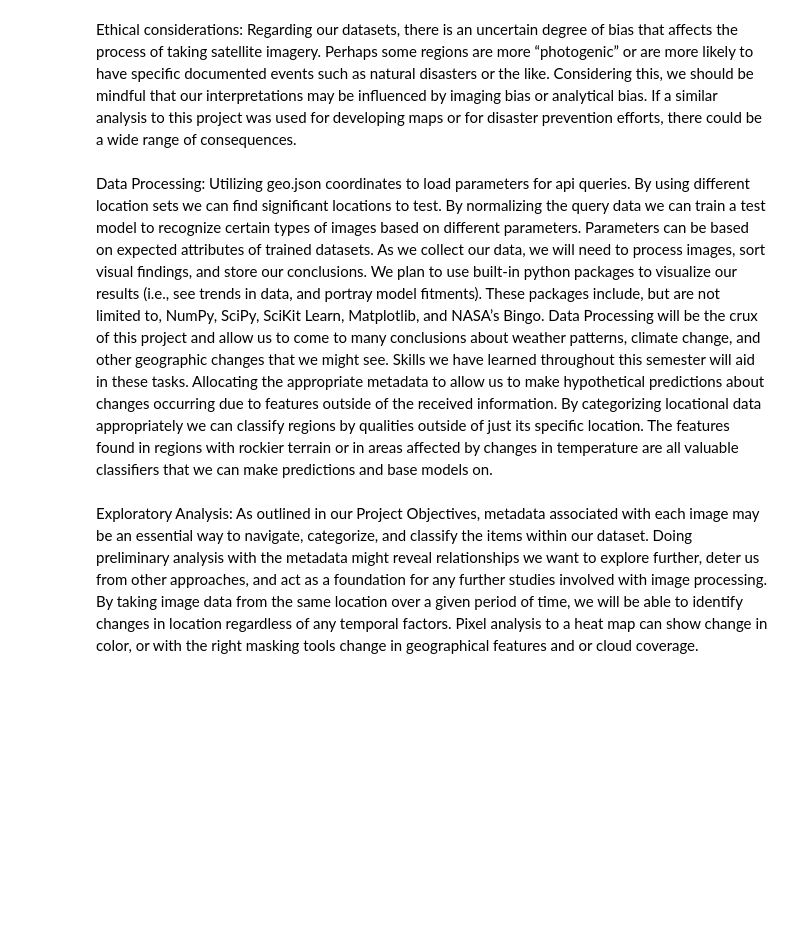
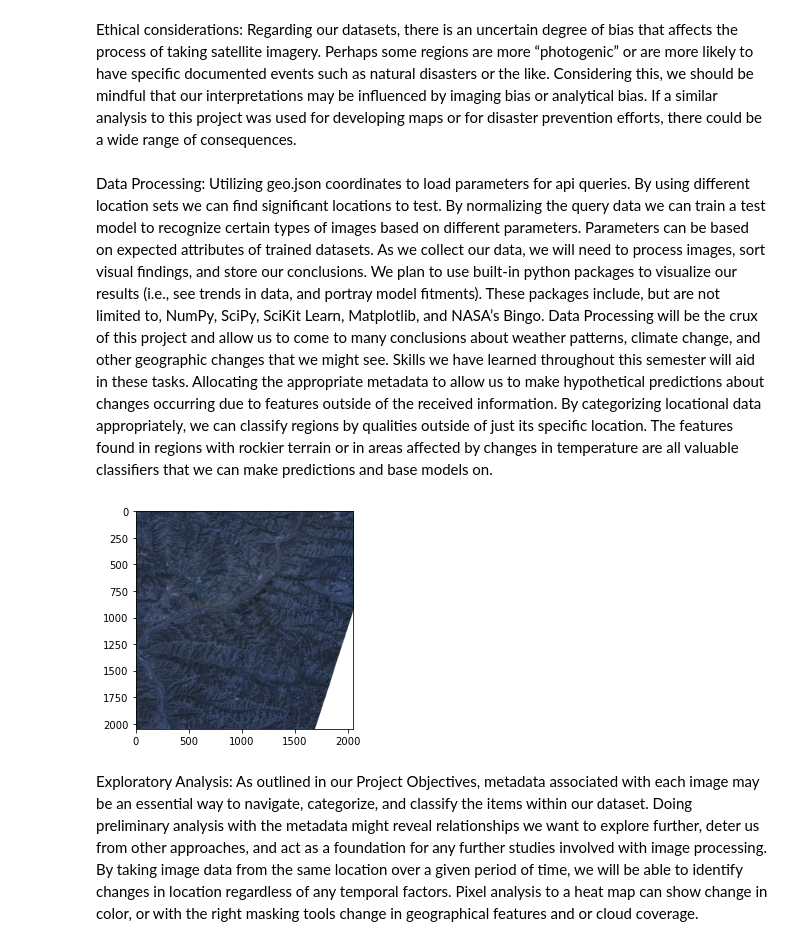
Before and after one commit to JSimonyan/SatteliteAnalysis, a Jupyter notebook: Project-info.ipynb, the cells around one changed output. Drawn from its saved outputs; the diff is of its cells as text; code cells hidden in the pictures; blank space fills up the shorter version.

```diff
--- a/Project-info.ipynb
+++ b/Project-info.ipynb
@@ -56,7 +59,20 @@ Ethical considerations:
 Data Processing:
     Utilizing geo.json coordinates to load parameters for api queries. By using different location sets we can find significant locations to test. By normalizing the query data we can train a test model to recognize certain types of images based on different parameters. Parameters can be based on expected attributes of trained datasets.
     As we collect our data, we will need to process images, sort visual findings, and store our conclusions. We plan to use built-in python packages to visualize our results (i.e., see trends in data, and portray model fitments). These packages include, but are not limited to, NumPy, SciPy, SciKit Learn, Matplotlib, and NASA’s Bingo. Data Processing will be the crux of this project and allow us to come to many conclusions about weather patterns, climate change, and other geographic changes that we might see. Skills we have learned throughout this semester will aid in these tasks.
-    Allocating the appropriate metadata to allow us to make hypothetical predictions about changes occurring due to features outside of the received information. By categorizing locational data appropriately we can classify regions by qualities outside of just its specific location. The features found in regions with rockier terrain or in areas affected by changes in temperature are all valuable classifiers that we can make predictions and base models on.
+    Allocating the appropriate metadata to allow us to make hypothetical predictions about changes occurring due to features outside of the received information. By categorizing locational data appropriately, we can classify regions by qualities outside of just its specific location. The features found in regions with rockier terrain or in areas affected by changes in temperature are all valuable classifiers that we can make predictions and base models on.
+# %%
+#example query from a previous date
+url = "https://api.nasa.gov/planetary/earth/imagery?lon=111.10&lat=39.01&dim=.25&date=2019-03-26&api_key=II3XUxmGYfFKmyapNeXjrH3Os3ILNhQScjW6bbMT"
+response = requests.get(url)
+
+#image returned for comparison
+i2 = Image.open(BytesIO(response.content))
+
+#plotted and by using our dimendions we can measure distances and scale accurately
+imgplot = plt.imshow(i2)
+plt.show()
+# %% [output]
+[figure, added]
 # %% [markdown]
 Exploratory Analysis:
     As outlined in our Project Objectives, metadata associated with each image may be an essential way to navigate, categorize, and classify the items within our dataset. Doing preliminary analysis with the metadata might reveal relationships we want to explore further, deter us from other approaches, and act as a foundation for any further studies involved with image processing.
```
Also changed, not shown: parts of 4 cells of this notebook, 1 other file.
